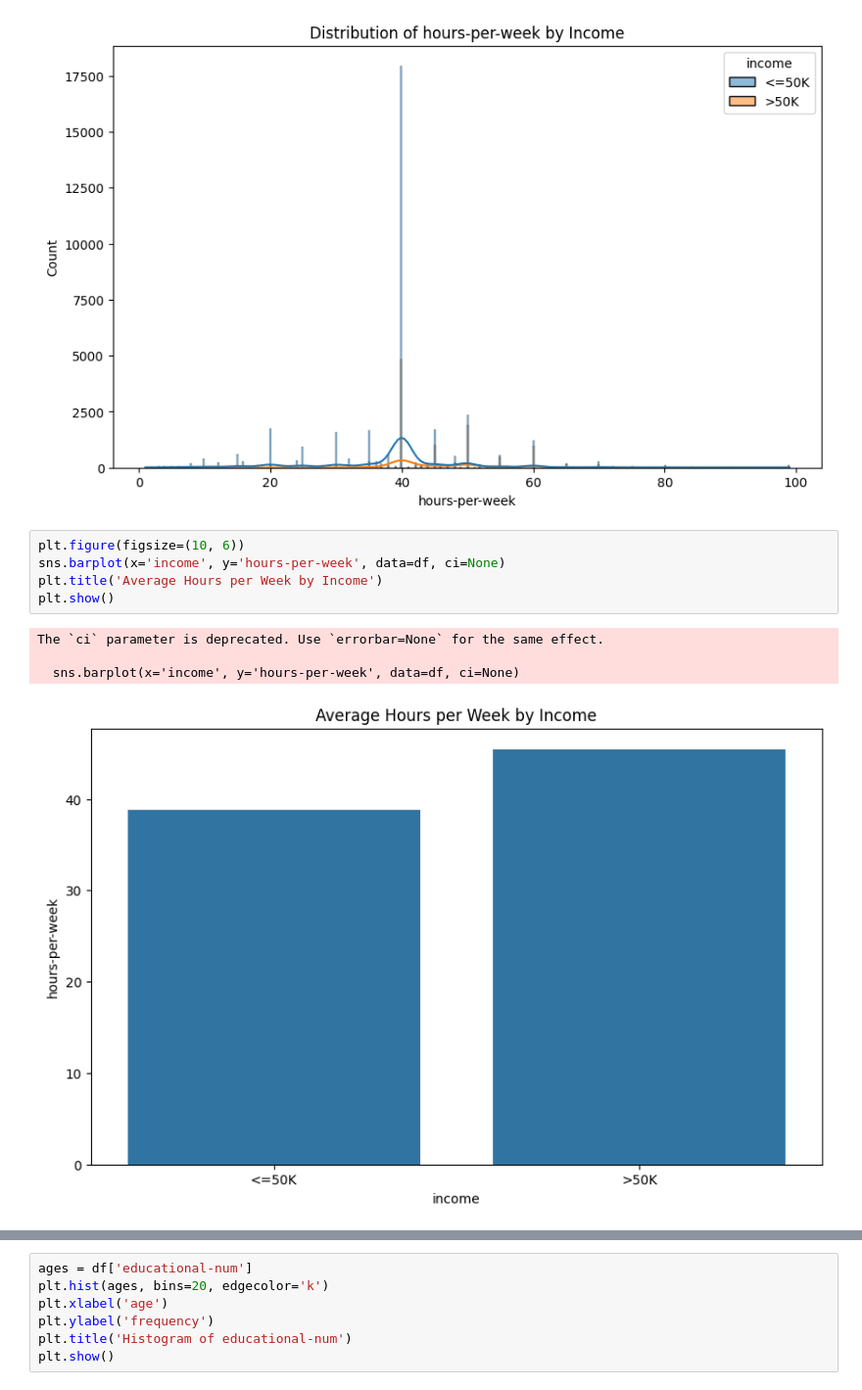
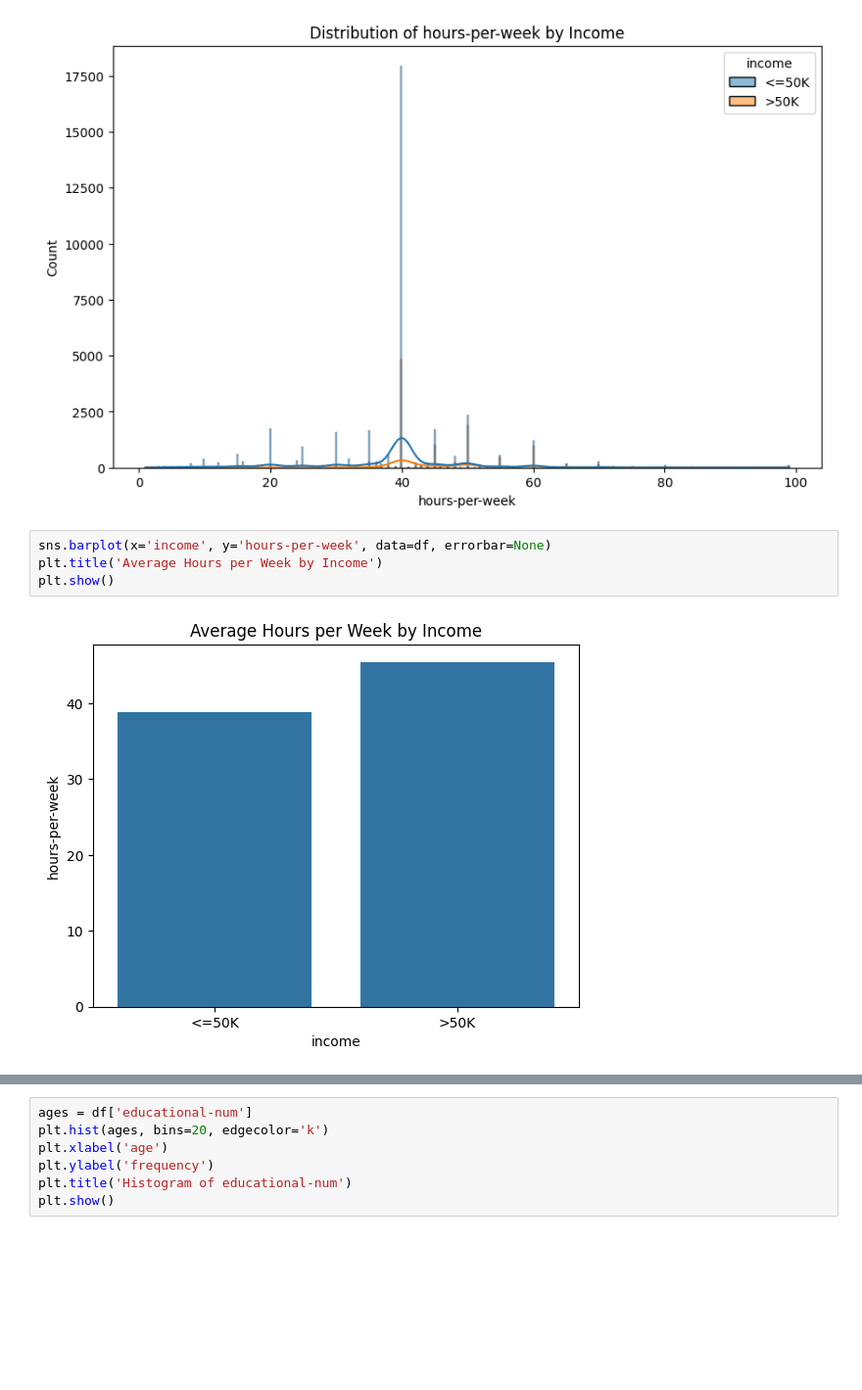
Before and after one commit to paez49/Adult-income, a Jupyter notebook: main.ipynb, the cells around one changed output, grey strips where cells are left out. Shown at 98% size. Drawn from its saved outputs; the diff is of its cells as text; blank space fills up the shorter version.

```diff
--- a/main.ipynb
+++ b/main.ipynb
@@ -262,12 +259,8 @@ plt.show()
 # %% [output]
 [figure]
 # %%
-plt.figure(figsize=(10, 6))
-sns.barplot(x='income', y='hours-per-week', data=df, ci=None)
+sns.barplot(x='income', y='hours-per-week', data=df, errorbar=None)
 plt.title('Average Hours per Week by Income')
 plt.show()
 # %% [output]
-The `ci` parameter is deprecated. Use `errorbar=None` for the same effect.
-
-  sns.barplot(x='income', y='hours-per-week', data=df, ci=None)
-[figure, old version]
+[figure, new version]
```
Also changed, not shown: parts of 15 cells of this notebook.
